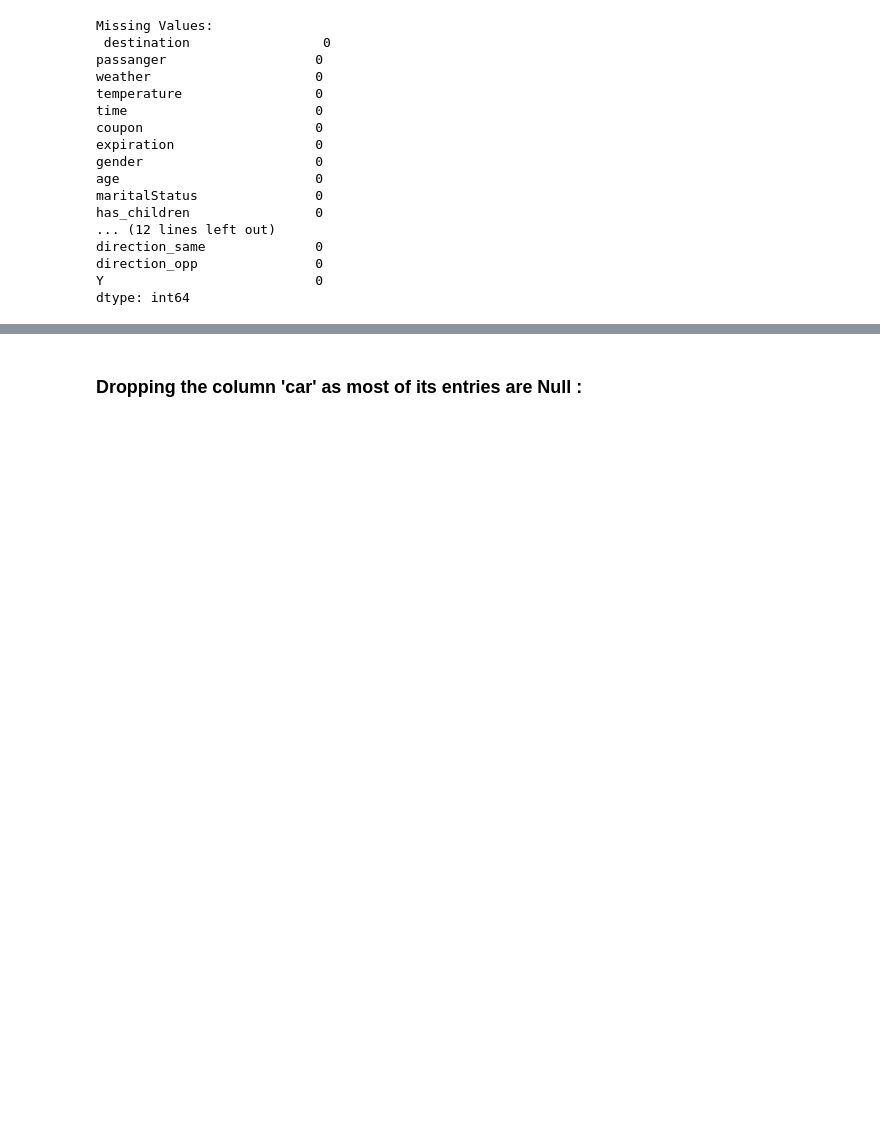
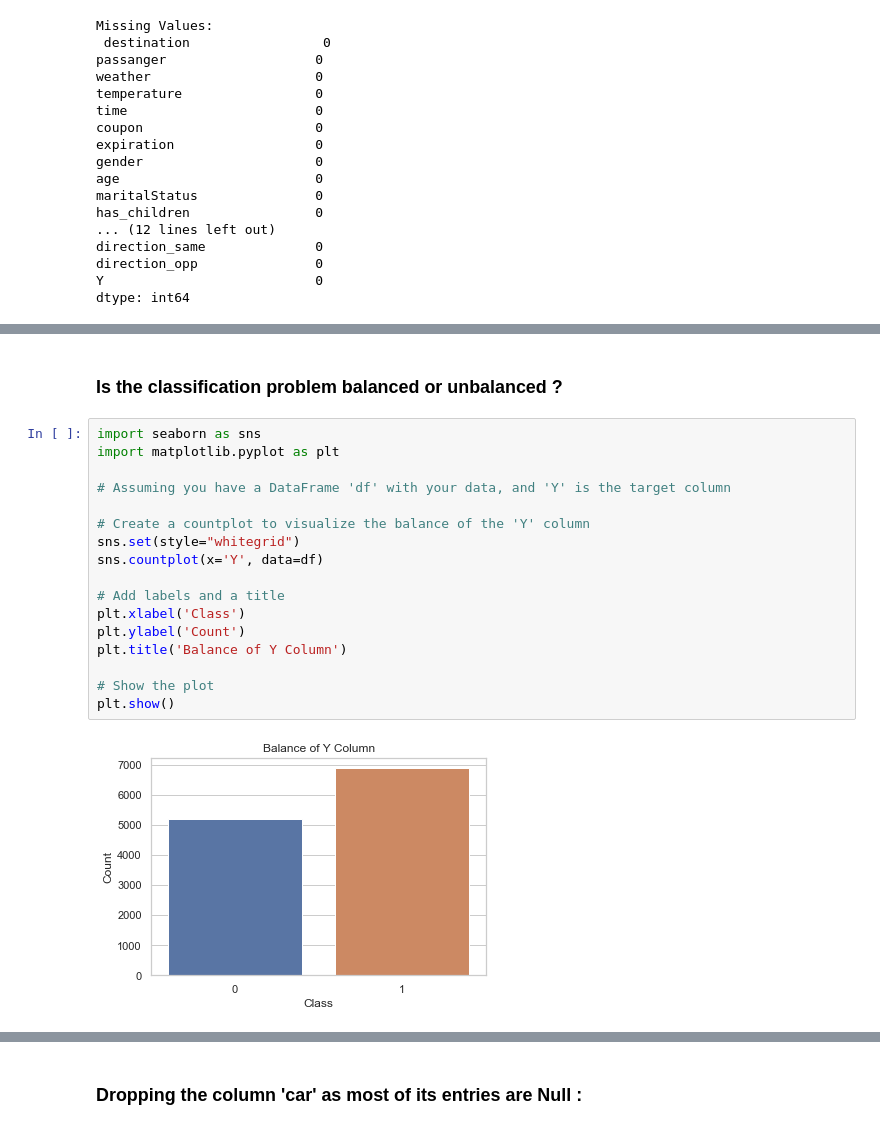
Before and after one commit to DATA-606-2023-FALL-MONDAY/Kasuganti_Saathyak, a Jupyter notebook: src/WIP_notebook.ipynb, the cells around one changed output, grey strips where cells are left out. Cells and saved outputs as stored; diff of their text form; blank space fills up the shorter version.

```diff
--- a/src/WIP_notebook.ipynb
+++ b/src/WIP_notebook.ipynb
@@ -59,0 +60,21 @@ dtype: int64
+# %% [markdown]
+### Is the classification problem balanced or unbalanced ?
+# %%
+import seaborn as sns
+import matplotlib.pyplot as plt
+
+# Assuming you have a DataFrame 'df' with your data, and 'Y' is the target column
+
+# Create a countplot to visualize the balance of the 'Y' column
+sns.set(style="whitegrid")
+sns.countplot(x='Y', data=df)
+
+# Add labels and a title
+plt.xlabel('Class')
+plt.ylabel('Count')
+plt.title('Balance of Y Column')
+
+# Show the plot
+plt.show()
+# %% [output]
+[figure, added]
```
Also changed, not shown: parts of 26 cells of this notebook.
